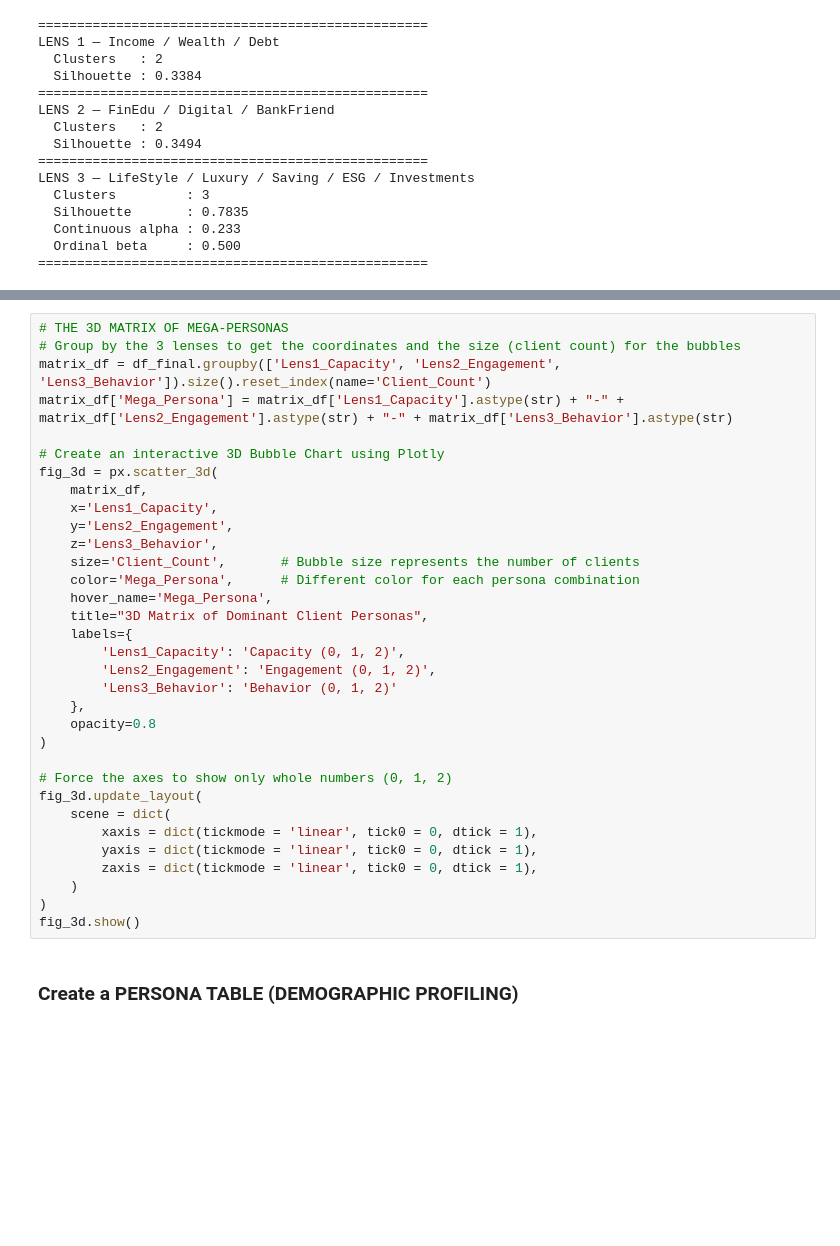
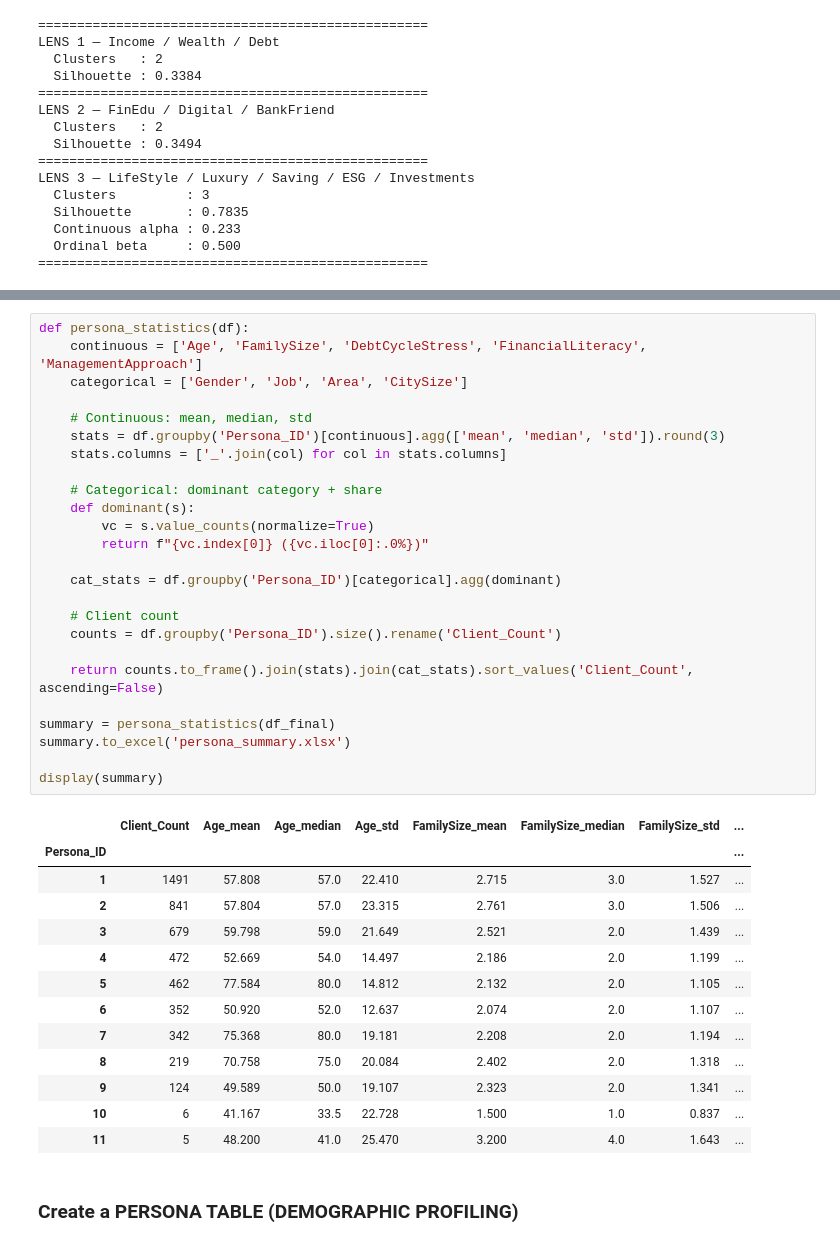
Before and after one commit to Smael-olk/Fintech, a Jupyter notebook: BusinessCase1/Main_Amir.ipynb, the cells around one changed output, grey strips where cells are left out. Drawn from its saved outputs; the diff is of its cells as text; blank space fills up the shorter version.

```diff
--- a/BusinessCase1/Main_Amir.ipynb
+++ b/BusinessCase1/Main_Amir.ipynb
@@ -279,35 +273,41 @@ Calculating Global t-SNE...
 # %%
-# THE 3D MATRIX OF MEGA-PERSONAS
-# Group by the 3 lenses to get the coordinates and the size (client count) for the bubbles
-matrix_df = df_final.groupby(['Lens1_Capacity', 'Lens2_Engagement', 'Lens3_Behavior']).size().reset_index(name='Client_Count')
-matrix_df['Mega_Persona'] = matrix_df['Lens1_Capacity'].astype(str) + "-" + matrix_df['Lens2_Engagement'].astype(str) + "-" + matrix_df['Lens3_Behavior'].astype(str)
+def persona_statistics(df):
+    continuous = ['Age', 'FamilySize', 'DebtCycleStress', 'FinancialLiteracy', 'ManagementApproach']
+    categorical = ['Gender', 'Job', 'Area', 'CitySize']
 
-# Create an interactive 3D Bubble Chart using Plotly
-fig_3d = px.scatter_3d(
-    matrix_df,
-    x='Lens1_Capacity',
-    y='Lens2_Engagement',
-    z='Lens3_Behavior',
-    size='Client_Count',       # Bubble size represents the number of clients
-    color='Mega_Persona',      # Different color for each persona combination
-    hover_name='Mega_Persona',
-    title="3D Matrix of Dominant Client Personas",
-    labels={
-        'Lens1_Capacity': 'Capacity (0, 1, 2)',
-        'Lens2_Engagement': 'Engagement (0, 1, 2)',
-        'Lens3_Behavior': 'Behavior (0, 1, 2)'
-    },
-    opacity=0.8
-)
+    # Continuous: mean, median, std
+    stats = df.groupby('Persona_ID')[continuous].agg(['mean', 'median', 'std']).round(3)
+    stats.columns = ['_'.join(col) for col in stats.columns]
 
-# Force the axes to show only whole numbers (0, 1, 2)
-fig_3d.update_layout(
-    scene = dict(
-        xaxis = dict(tickmode = 'linear', tick0 = 0, dtick = 1),
-        yaxis = dict(tickmode = 'linear', tick0 = 0, dtick = 1),
-        zaxis = dict(tickmode = 'linear', tick0 = 0, dtick = 1),
-    )
-)
-fig_3d.show()
+    # Categorical: dominant category + share
+    def dominant(s):
+        vc = s.value_counts(normalize=True)
+        return f"{vc.index[0]} ({vc.iloc[0]:.0%})"
+
+    cat_stats = df.groupby('Persona_ID')[categorical].agg(dominant)
+
+    # Client count
+    counts = df.groupby('Persona_ID').size().rename('Client_Count')
+
+    return counts.to_frame().join(stats).join(cat_stats).sort_values('Client_Count', ascending=False)
+
+summary = persona_statistics(df_final)
+summary.to_excel('persona_summary.xlsx')
+
+display(summary)
+# %% [output]
+|  | Client_Count | Age_mean | Age_median | Age_std | FamilySize_mean | FamilySize_median | FamilySize_std | ... |
+| Persona_ID |  |  |  |  |  |  |  | ... |
+| 1 | 1491 | 57.808 | 57.0 | 22.410 | 2.715 | 3.0 | 1.527 | ... |
+| 2 | 841 | 57.804 | 57.0 | 23.315 | 2.761 | 3.0 | 1.506 | ... |
+| 3 | 679 | 59.798 | 59.0 | 21.649 | 2.521 | 2.0 | 1.439 | ... |
+| 4 | 472 | 52.669 | 54.0 | 14.497 | 2.186 | 2.0 | 1.199 | ... |
+| 5 | 462 | 77.584 | 80.0 | 14.812 | 2.132 | 2.0 | 1.105 | ... |
+| 6 | 352 | 50.920 | 52.0 | 12.637 | 2.074 | 2.0 | 1.107 | ... |
+| 7 | 342 | 75.368 | 80.0 | 19.181 | 2.208 | 2.0 | 1.194 | ... |
+| 8 | 219 | 70.758 | 75.0 | 20.084 | 2.402 | 2.0 | 1.318 | ... |
+| 9 | 124 | 49.589 | 50.0 | 19.107 | 2.323 | 2.0 | 1.341 | ... |
+| 10 | 6 | 41.167 | 33.5 | 22.728 | 1.500 | 1.0 | 0.837 | ... |
+| 11 | 5 | 48.200 | 41.0 | 25.470 | 3.200 | 4.0 | 1.643 | ... |
 # %% [markdown]
 ### Create a PERSONA TABLE (DEMOGRAPHIC PROFILING)
```
Also changed, not shown: parts of 11 cells of this notebook, 6 other files.
